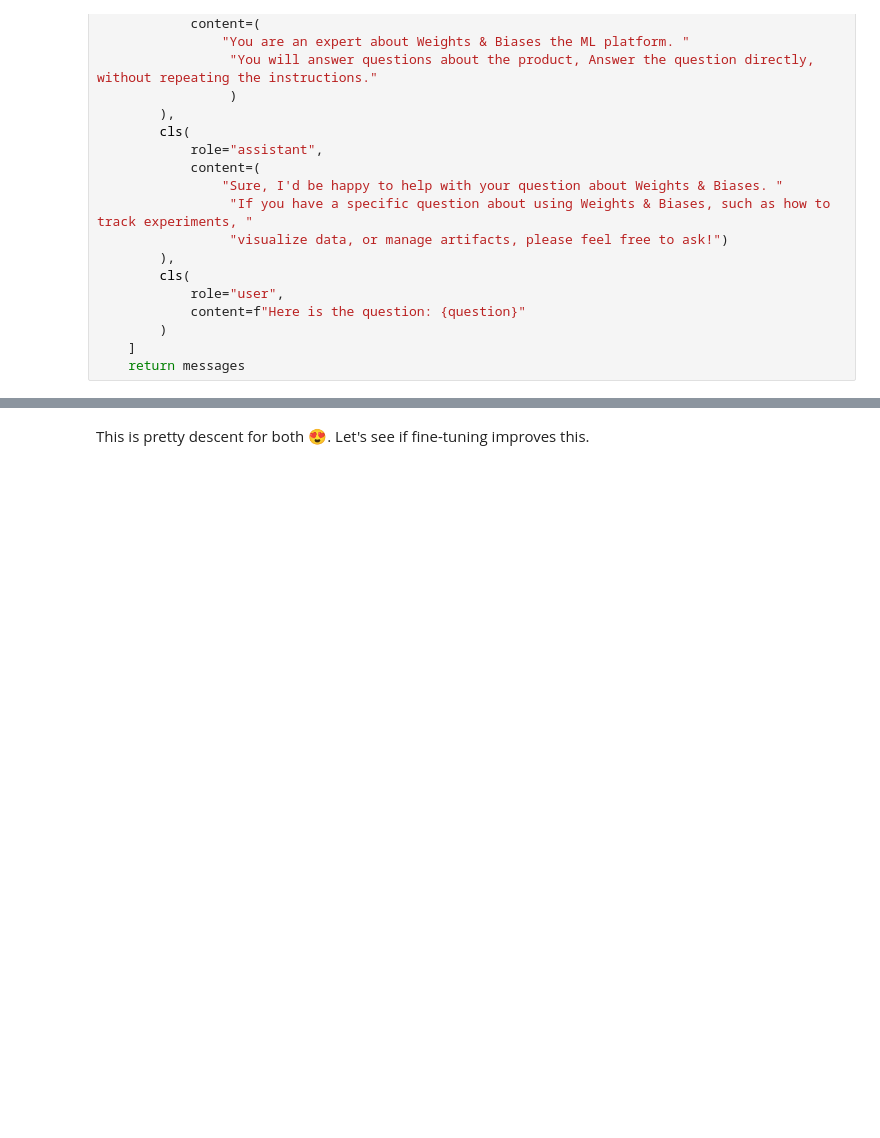
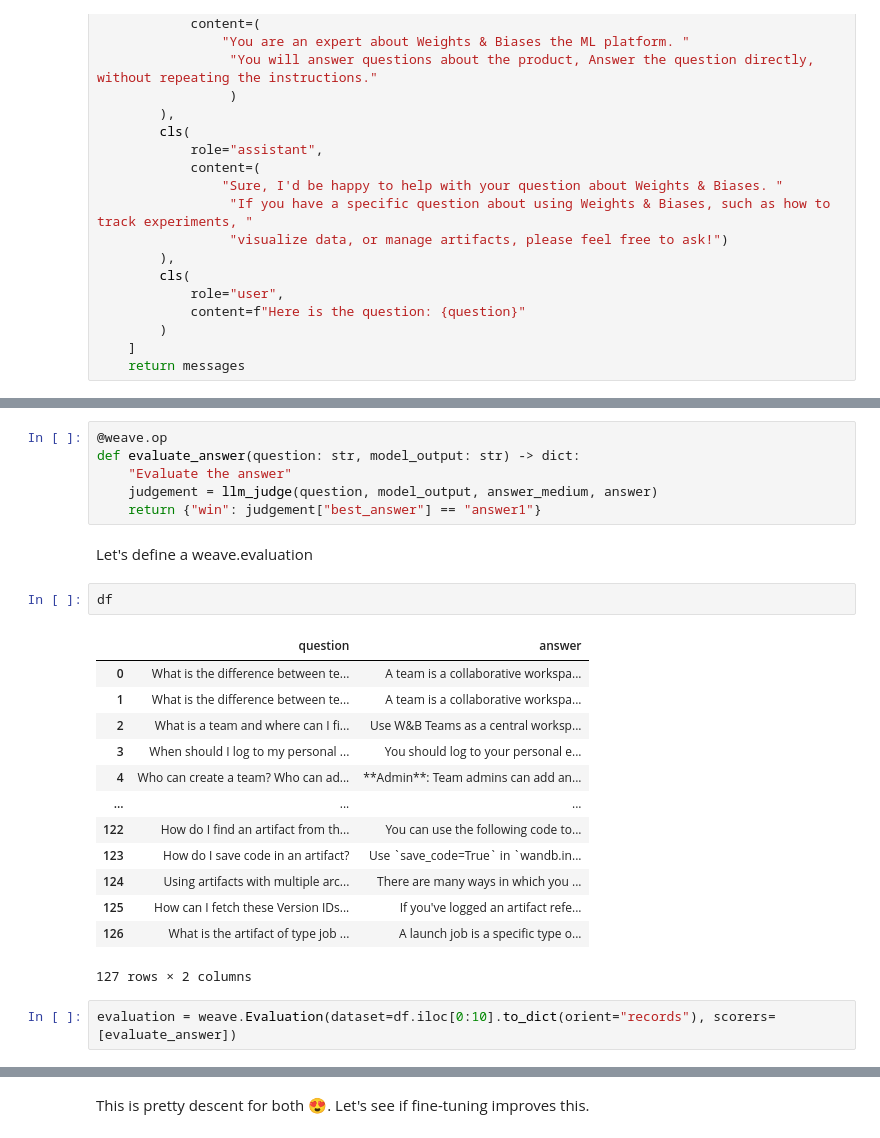
Before and after one commit to tcapelle/mistral_wandb, a Jupyter notebook: mistral_wandb.ipynb, the cells around one changed output, grey strips where cells are left out. Saved outputs shown, nothing was run; the diff lists cells and outputs as text; blank space fills up the shorter version.

```diff
--- a/mistral_wandb.ipynb
+++ b/mistral_wandb.ipynb
@@ -137,0 +287,26 @@ In summary, teams are suited for smaller groups of people working on a single pr
+# %%
+@weave.op
+def evaluate_answer(question: str, model_output: str) -> dict:
+    "Evaluate the answer"
+    judgement = llm_judge(question, model_output, answer_medium, answer)
+    return {"win": judgement["best_answer"] == "answer1"}
+# %% [markdown]
+Let's define a weave.evaluation
+# %%
+df
+# %% [output]
+|  | question | answer |
+| 0 | What is the difference between te... | A team is a collaborative workspa... |
+| 1 | What is the difference between te... | A team is a collaborative workspa... |
+| 2 | What is a team and where can I fi... | Use W&B Teams as a central worksp... |
+| 3 | When should I log to my personal ... | You should log to your personal e... |
+| 4 | Who can create a team? Who can ad... | **Admin**: Team admins can add an... |
+| ... | ... | ... |
+| 122 | How do I find an artifact from th... | You can use the following code to... |
+| 123 | How do I save code in an artifact?‌ | Use `save_code=True` in `wandb.in... |
+| 124 | Using artifacts with multiple arc... | There are many ways in which you ... |
+| 125 | How can I fetch these Version IDs... | If you've logged an artifact refe... |
+| 126 | What is the artifact of type job ... | A launch job is a specific type o... |
+127 rows × 2 columns
+# %%
+evaluation = weave.Evaluation(dataset=df.iloc[0:10].to_dict(orient="records"), scorers=[evaluate_answer])
```
Also changed, not shown: parts of 30 cells of this notebook.
